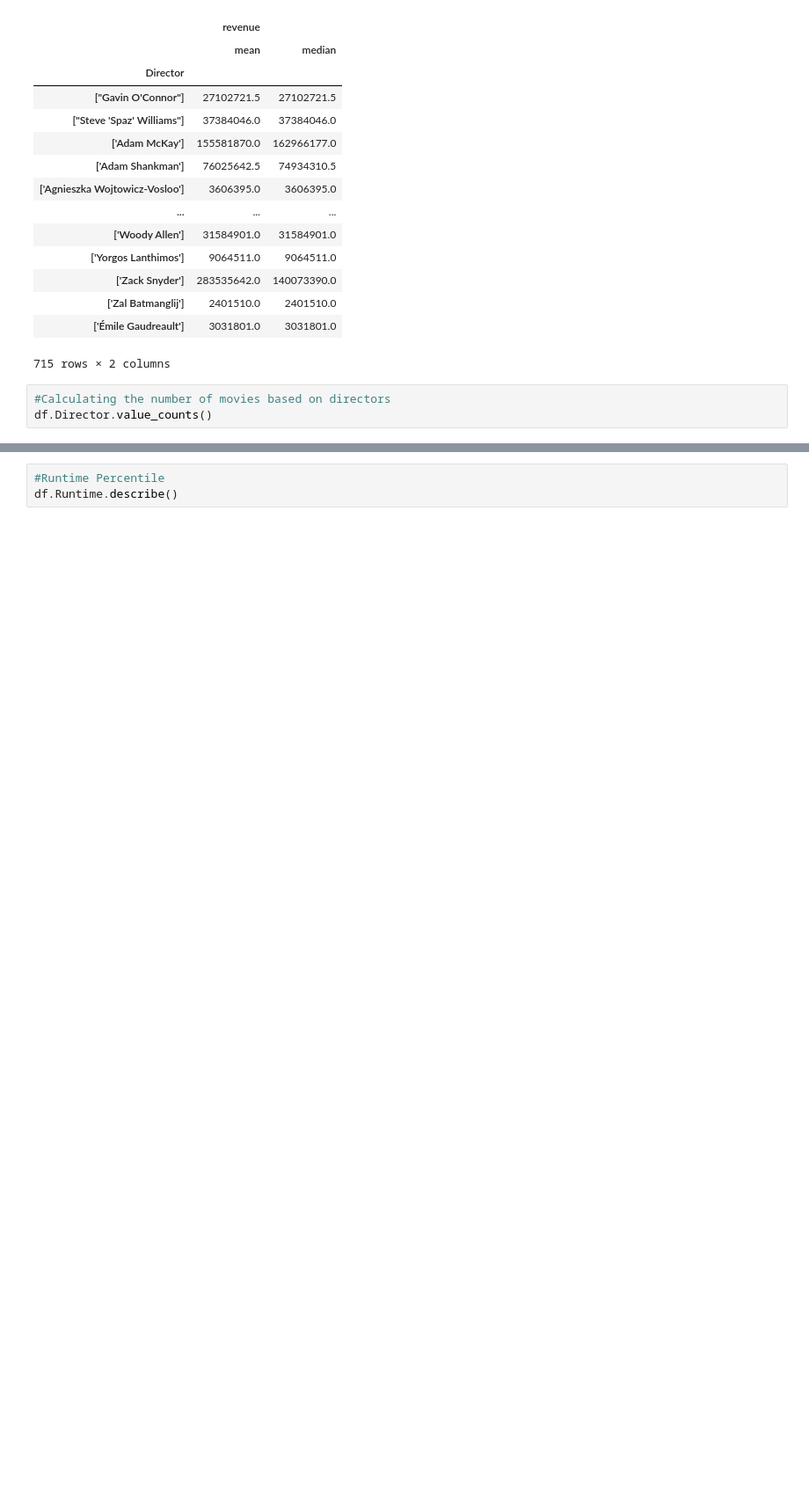
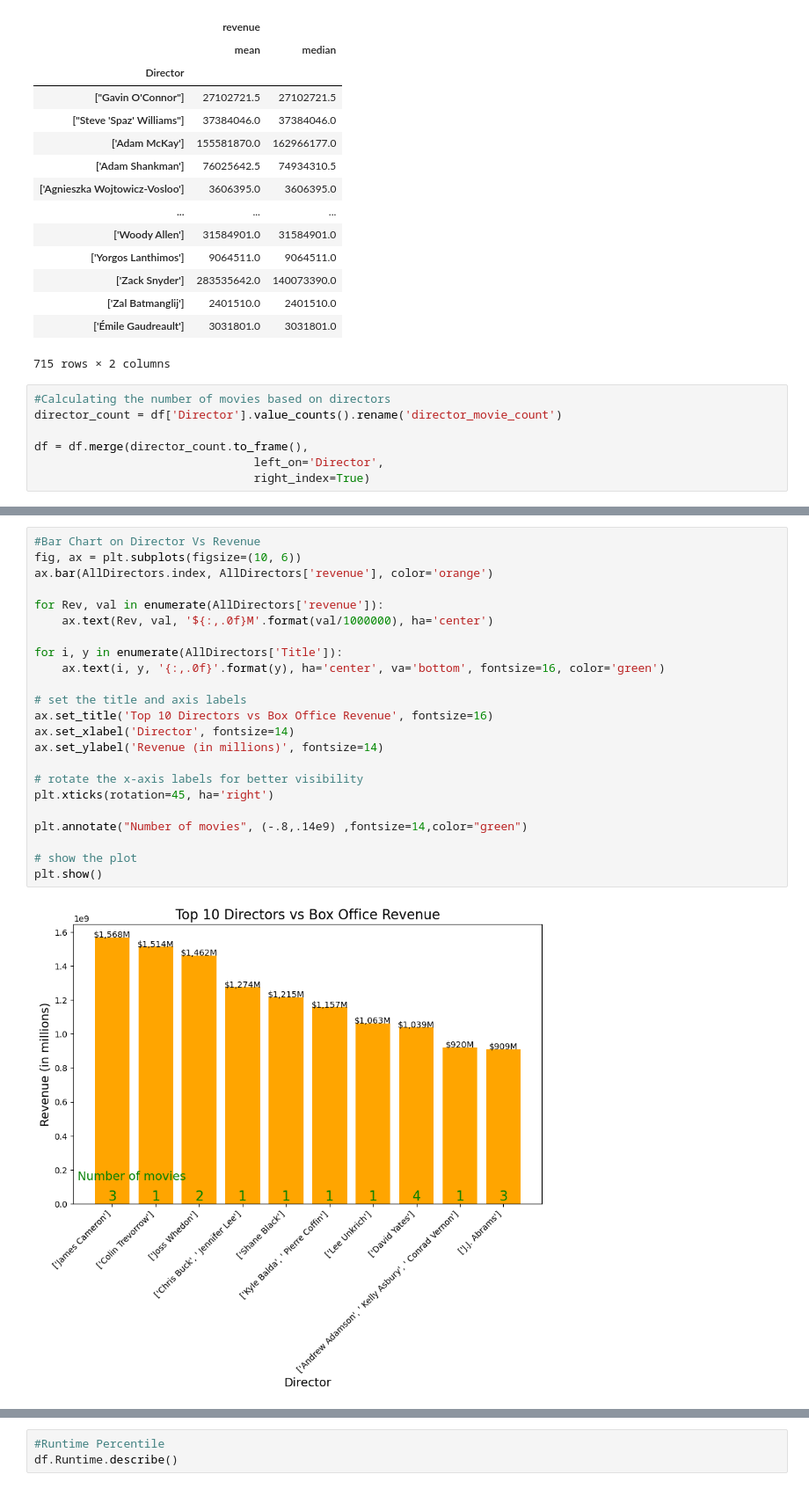
Before and after one commit to PurnimaPathak44/Project-1, a Jupyter notebook: Main Movie Folder/movie_main.ipynb, the cells around one changed output, grey strips where cells are left out. Shown at 88% size. Drawn from its saved outputs; the diff is of its cells as text; blank space fills up the shorter version.

```diff
--- a/Main Movie Folder/movie_main.ipynb
+++ b/Main Movie Folder/movie_main.ipynb
@@ -595,4 +595,8 @@ summary_statistics
 715 rows × 2 columns
 # %%
 #Calculating the number of movies based on directors
-df.Director.value_counts()
+director_count = df['Director'].value_counts().rename('director_movie_count')
+
+df = df.merge(director_count.to_frame(),
+                                left_on='Director',
+                                right_index=True)
@@ -611,0 +621,25 @@ Name: Director, Length: 715, dtype: int64
+# %%
+#Bar Chart on Director Vs Revenue
+fig, ax = plt.subplots(figsize=(10, 6))
+ax.bar(AllDirectors.index, AllDirectors['revenue'], color='orange')
+
+for Rev, val in enumerate(AllDirectors['revenue']):
+    ax.text(Rev, val, '${:,.0f}M'.format(val/1000000), ha='center')
+
+for i, y in enumerate(AllDirectors['Title']):
+    ax.text(i, y, '{:,.0f}'.format(y), ha='center', va='bottom', fontsize=16, color='green')
+
+# set the title and axis labels
+ax.set_title('Top 10 Directors vs Box Office Revenue', fontsize=16)
+ax.set_xlabel('Director', fontsize=14)
+ax.set_ylabel('Revenue (in millions)', fontsize=14)
+
+# rotate the x-axis labels for better visibility
+plt.xticks(rotation=45, ha='right')
+
+plt.annotate("Number of movies", (-.8,.14e9) ,fontsize=14,color="green")
+
+# show the plot
+plt.show()
+# %% [output]
+[figure, added]
```
Also changed, not shown: parts of 6 cells of this notebook, 2 other files.
